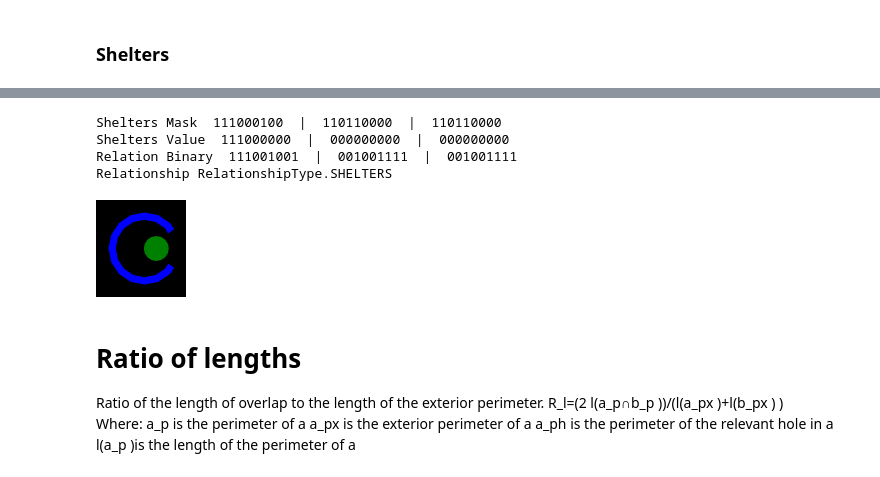
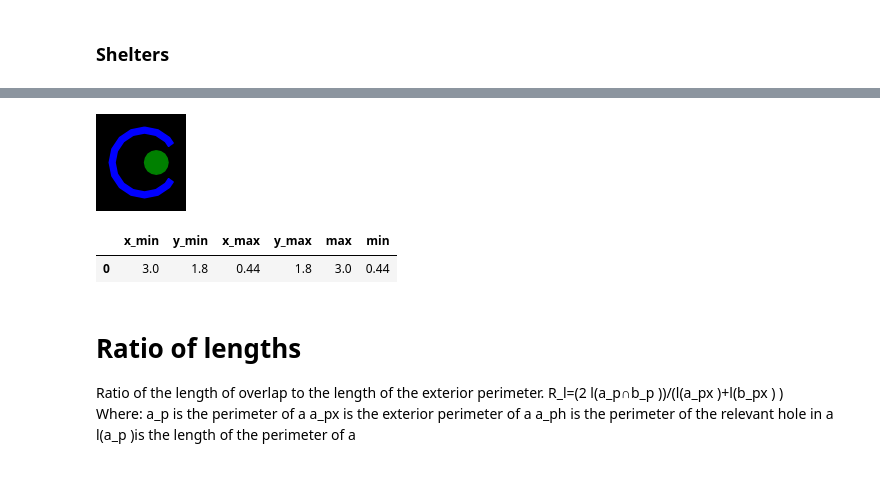
Before and after one commit to GregSal/StructureRelations, a Jupyter notebook: src/ContourMetricTests.ipynb, the cells around one changed output, grey strips where cells are left out. Drawn from its saved outputs; the diff is of its cells as text; code cells hidden in the pictures.

```diff
--- a/src/ContourMetricTests.ipynb
+++ b/src/ContourMetricTests.ipynb
@@ -320,18 +423,16 @@ def shelters_example():
     a = StructureSlice([cove])
     b = StructureSlice([circle2])
     return a, b
-# %%
-print('Shelters Mask', bin_format(shelters_def.mask))
-print('Shelters Value', bin_format(shelters_def.value))
-
-a, b = shelters_example()
-relation_example(a, b, shelters_def)
-# %% [output]
-Shelters Mask  111000100  |  110110000  |  110110000
-Shelters Value  111000000  |  000000000  |  000000000
-Relation Binary  111001001  |  001001111  |  001001111
-Relationship RelationshipType.SHELTERS
-[figure, removed]
+# %%
+a, b = shelters_example()
+ax = plot_ab(a.contour, b.contour)
+relation_binary = relate(a,b)
+relation = identify_relation(relation_binary)
+margins(a, b, relation)
+# %% [output]
+[figure, added]
+|  | x_min | y_min | x_max | y_max | max | min |
+| 0 | 3.0 | 1.8 | 0.44 | 1.8 | 3.0 | 0.44 |
 # %% [markdown]
 # Ratio of lengths
 Ratio of the length of overlap to the length of the exterior perimeter.
```
Also changed, not shown: parts of 103 cells of this notebook, 3 other files.
